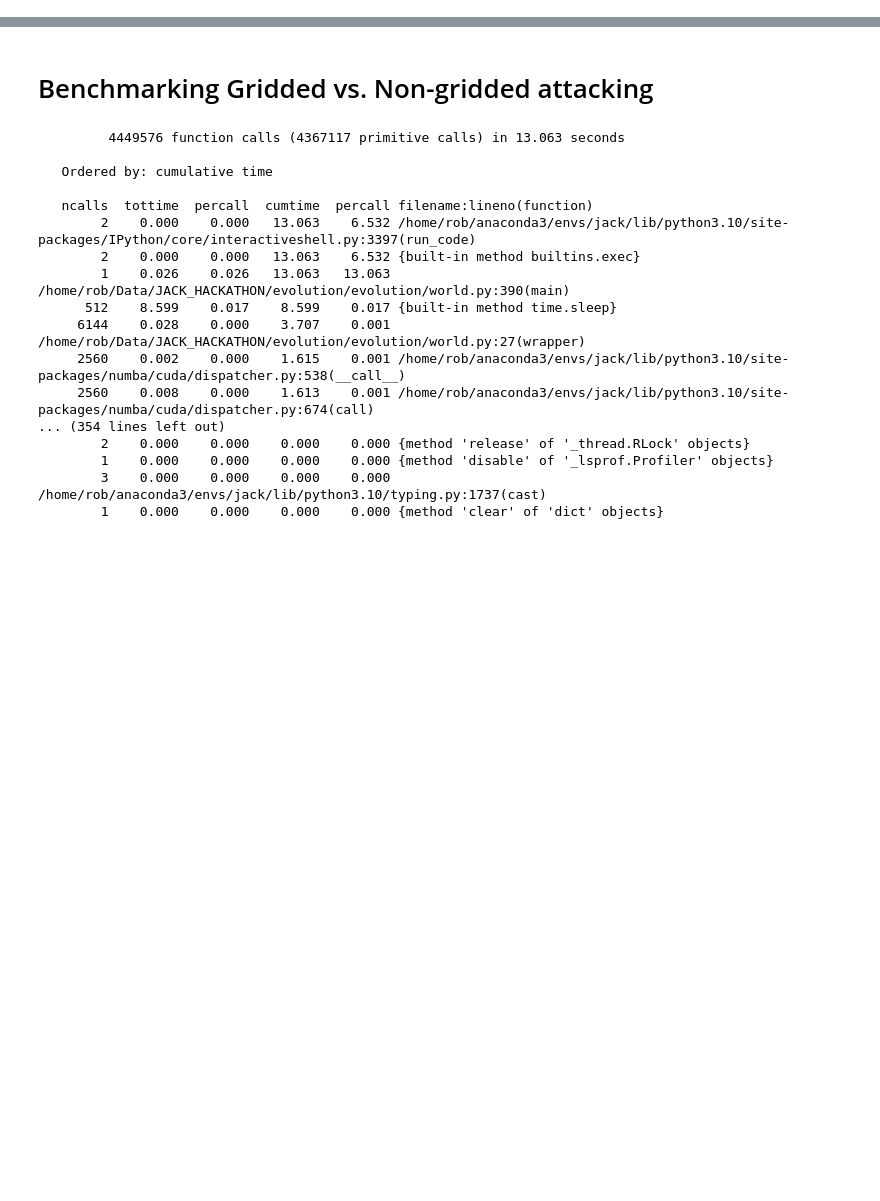
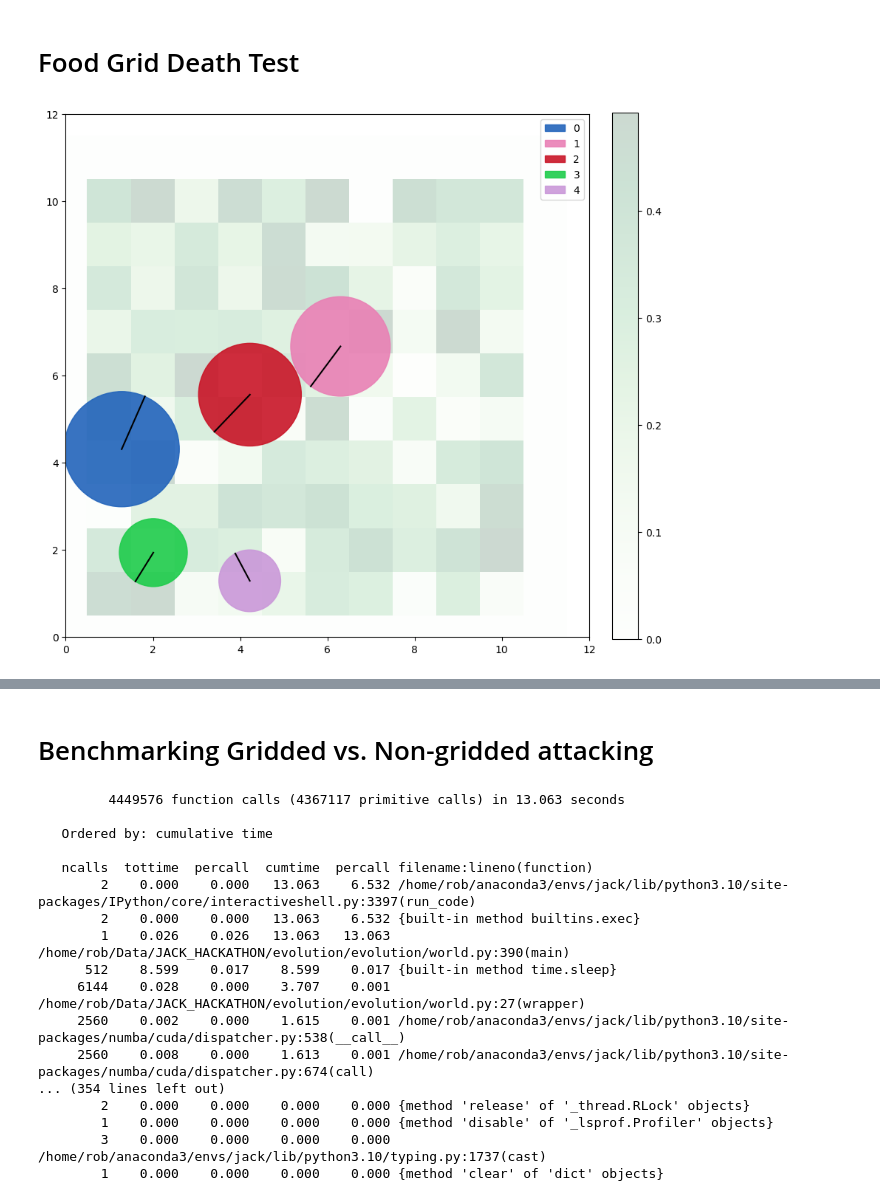
Before and after one commit to JacksonKaunismaa/evolution, a Jupyter notebook: base.ipynb, the cells around one changed output, grey strips where cells are left out. Drawn from its saved outputs; the diff is of its cells as text; code cells hidden in the pictures; blank space fills up the shorter version.

```diff
--- a/base.ipynb
+++ b/base.ipynb
@@ -25,0 +63,8 @@ KeyboardInterrupt:
+# %% [markdown]
+# Food Grid Death Test
+# %%
+game = world.World(5,10,10)
+game.food_grid /= 10
+game.visualize(None,show_rays=False)
+# %% [output]
+[figure, added]
```
Also changed, not shown: parts of 13 cells of this notebook, 10 other files.
